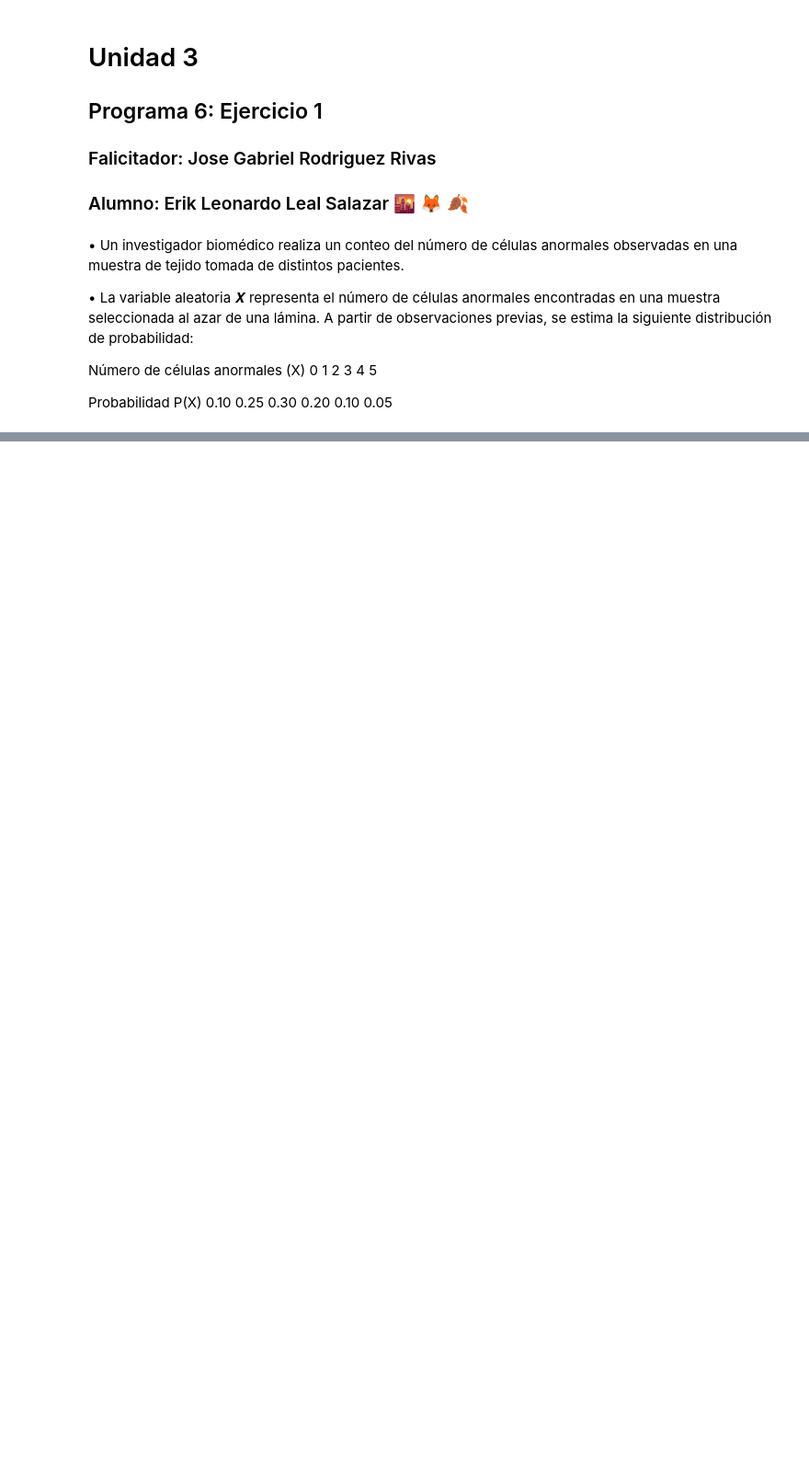
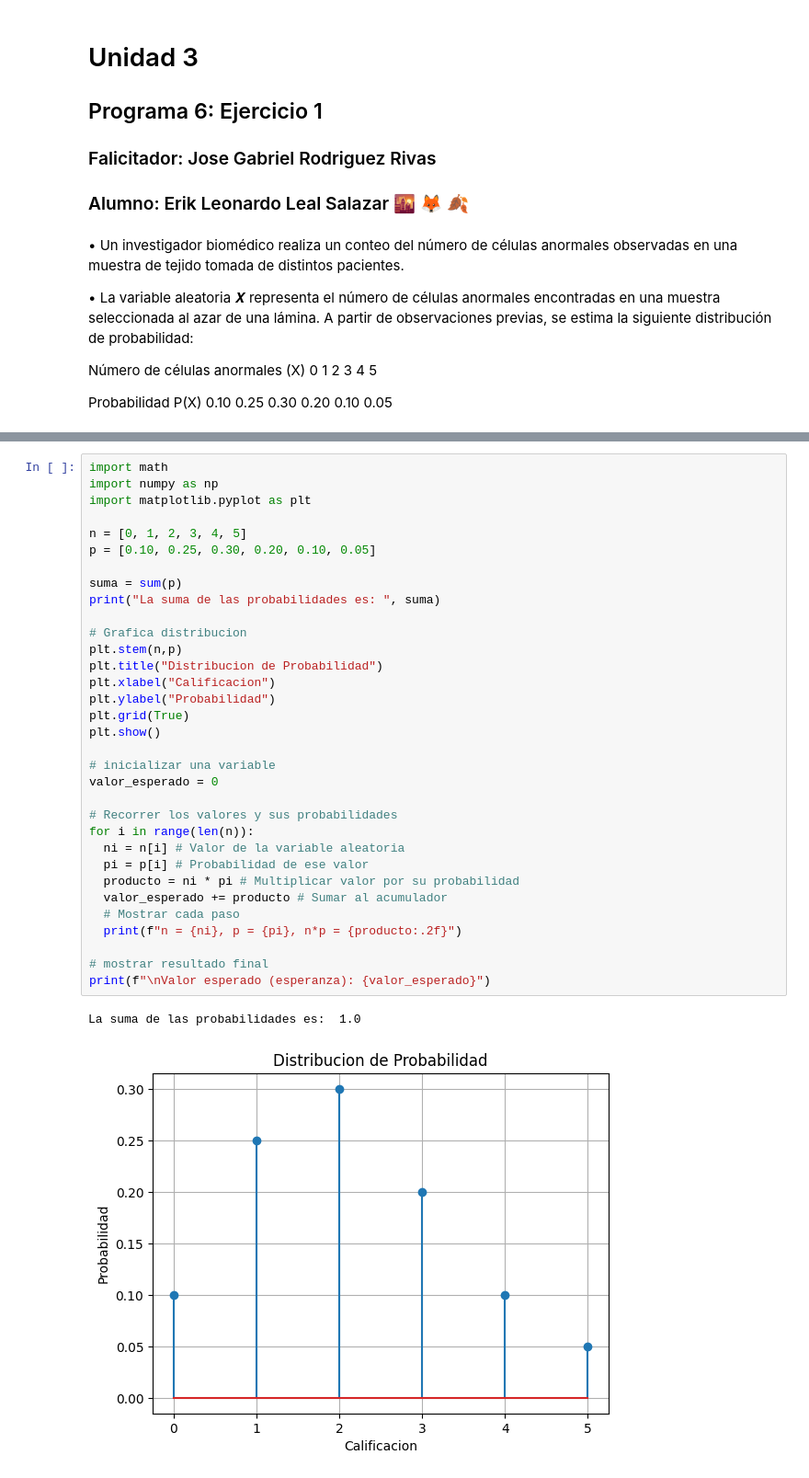
Before and after one commit to Leonardo-Leal-Salazar/Probabilidad1, a Jupyter notebook: Unidad3/Practica6_U3.ipynb, the cells around one changed output, grey strips where cells are left out. Shown at 92% size. Cells and saved outputs as stored; diff of their text form; blank space fills up the shorter version.

```diff
--- a/Unidad3/Practica6_U3.ipynb
+++ b/Unidad3/Practica6_U3.ipynb
@@ -20,0 +39,36 @@ Probabilidad P(X) 0.10 0.25 0.30 0.20 0.10 0.05
+# %%
+import math
+import numpy as np
+import matplotlib.pyplot as plt
+
+n = [0, 1, 2, 3, 4, 5]
+p = [0.10, 0.25, 0.30, 0.20, 0.10, 0.05]
+
+suma = sum(p)
+print("La suma de las probabilidades es: ", suma)
+
+# Grafica distribucion
+plt.stem(n,p)
+plt.title("Distribucion de Probabilidad")
+plt.xlabel("Calificacion")
+plt.ylabel("Probabilidad")
+plt.grid(True)
+plt.show()
+
+# inicializar una variable
+valor_esperado = 0
+
+# Recorrer los valores y sus probabilidades
+for i in range(len(n)):
+  ni = n[i] # Valor de la variable aleatoria
+  pi = p[i] # Probabilidad de ese valor
+  producto = ni * pi # Multiplicar valor por su probabilidad
+  valor_esperado += producto # Sumar al acumulador
+  # Mostrar cada paso
+  print(f"n = {ni}, p = {pi}, n*p = {producto:.2f}")
+
+# mostrar resultado final
+print(f"\nValor esperado (esperanza): {valor_esperado}")
+# %% [output]
+La suma de las probabilidades es:  1.0
+[figure, added]
```
Also changed, not shown: parts of 8 cells of this notebook.
